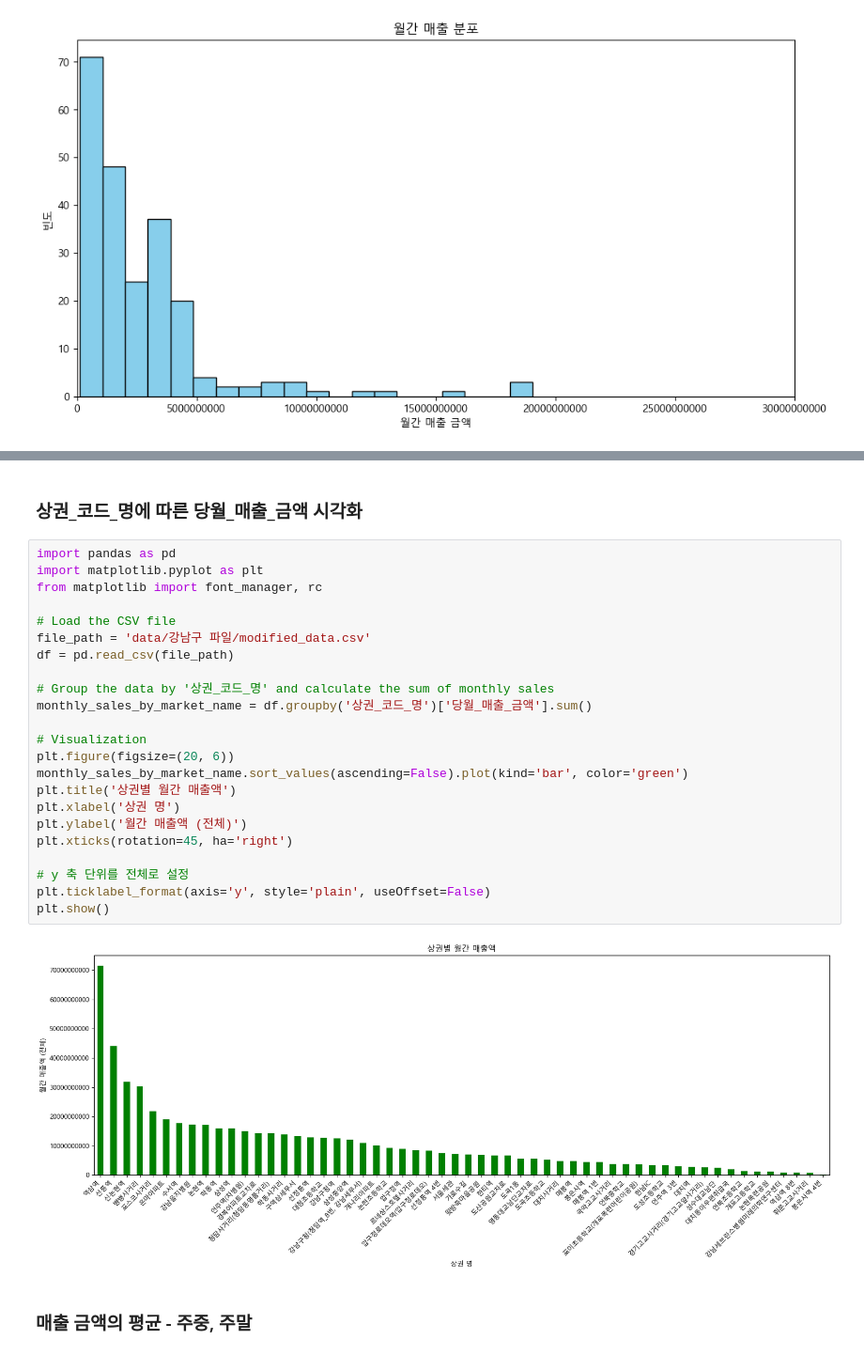
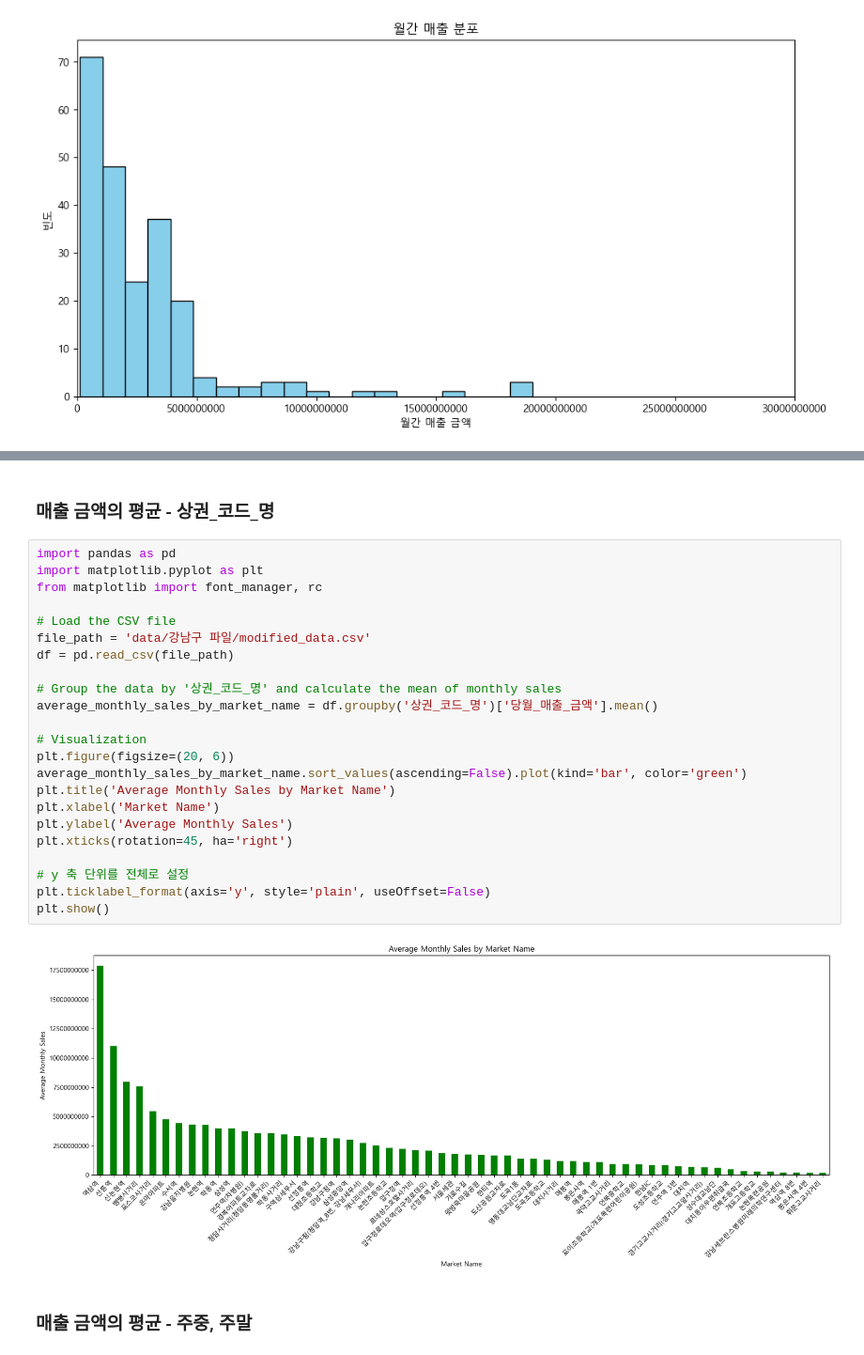
Before and after one commit to hyelin606/Semi-Project, a Jupyter notebook: 강남구.ipynb, the cells around one changed output, grey strips where cells are left out. Shown at 94% size. Cells and saved outputs as stored; diff of their text form.

```diff
--- a/강남구.ipynb
+++ b/강남구.ipynb
@@ -671,30 +729,30 @@ plt.show()
 # %% [markdown]
-### 상권_코드_명에 따른 당월_매출_금액 시각화
+### 매출 금액의 평균 - 상권_코드_명
 # %%
 import pandas as pd
 import matplotlib.pyplot as plt
 from matplotlib import font_manager, rc
 
 # Load the CSV file
 file_path = 'data/강남구 파일/modified_data.csv'
 df = pd.read_csv(file_path)
 
-# Group the data by '상권_코드_명' and calculate the sum of monthly sales
-monthly_sales_by_market_name = df.groupby('상권_코드_명')['당월_매출_금액'].sum()
+# Group the data by '상권_코드_명' and calculate the mean of monthly sales
+average_monthly_sales_by_market_name = df.groupby('상권_코드_명')['당월_매출_금액'].mean()
 
 # Visualization
 plt.figure(figsize=(20, 6))
-monthly_sales_by_market_name.sort_values(ascending=False).plot(kind='bar', color='green')
-plt.title('상권별 월간 매출액')
-plt.xlabel('상권 명')
-plt.ylabel('월간 매출액 (전체)')
+average_monthly_sales_by_market_name.sort_values(ascending=False).plot(kind='bar', color='green')
+plt.title('Average Monthly Sales by Market Name')
+plt.xlabel('Market Name')
+plt.ylabel('Average Monthly Sales')
 plt.xticks(rotation=45, ha='right')
 
 # y 축 단위를 전체로 설정
 plt.ticklabel_format(axis='y', style='plain', useOffset=False)
 plt.show()
 # %% [output]
-[figure, old version]
+[figure, new version]
 # %% [markdown]
 ### 매출 금액의 평균 - 주중, 주말
 # %%
```
Also changed, not shown: parts of 35 cells of this notebook, 2 other files.
